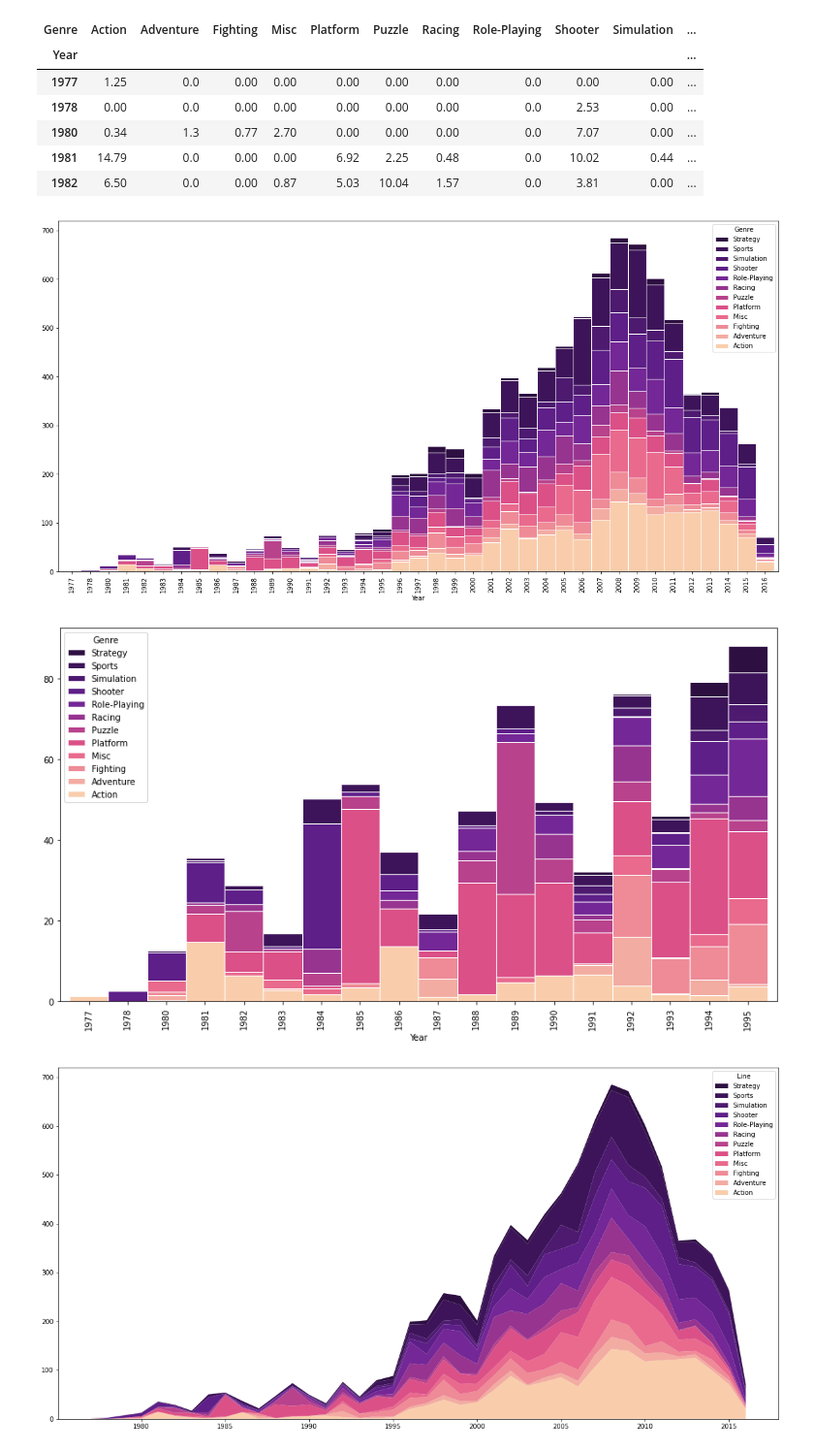
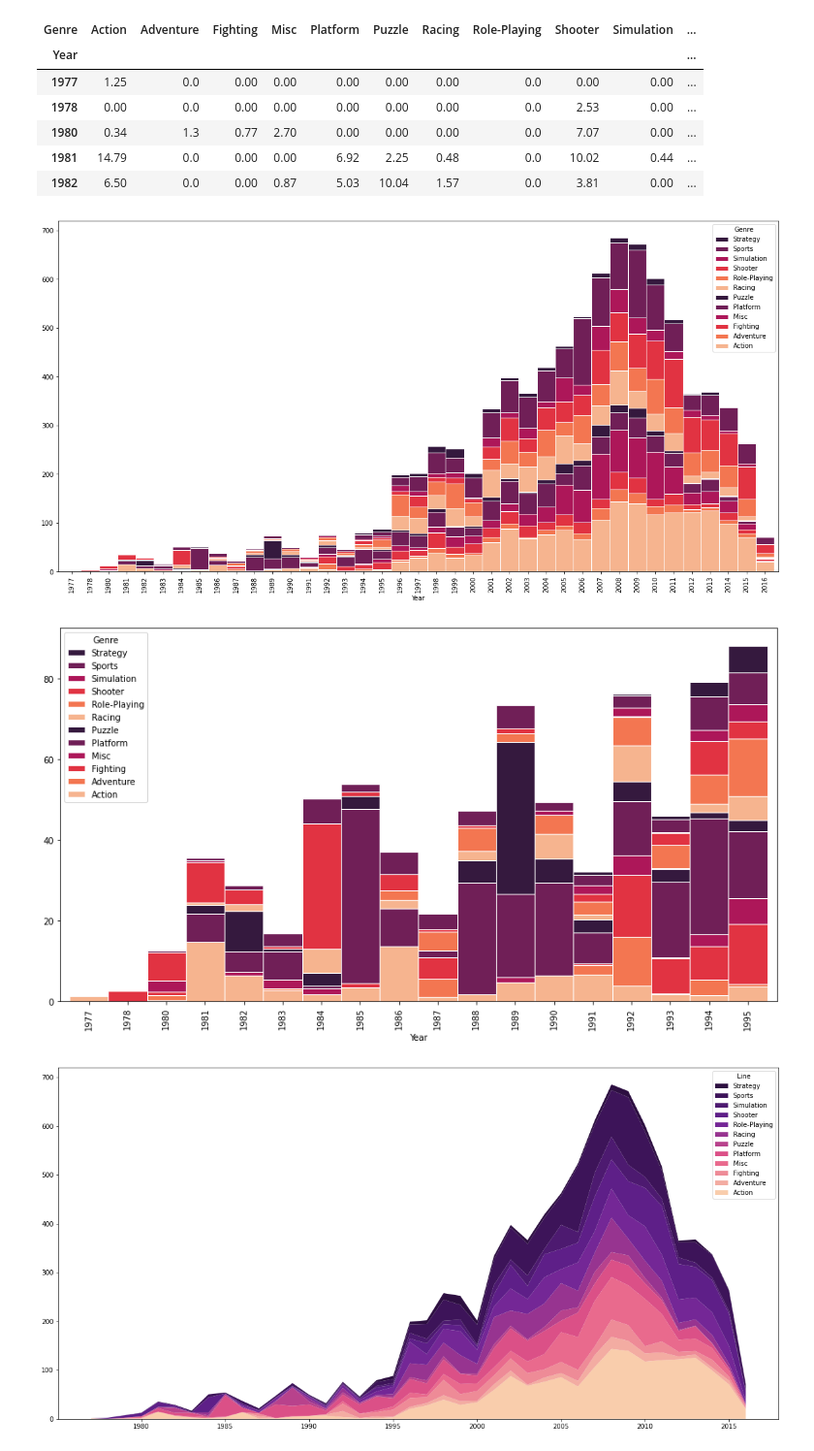
Before and after one commit to nan-park/section1_project, a Jupyter notebook: AI_section1_project.ipynb, the cells around one changed output. Shown at 97% size. Cells and saved outputs as stored; diff of their text form; code cells hidden in the pictures.

```diff
--- a/AI_section1_project.ipynb
+++ b/AI_section1_project.ipynb
@@ -707,17 +817,17 @@ group_year.head()
 | 1982 | 6.50 | 0.0 | 0.00 | 0.87 | 5.03 | 10.04 | 1.57 | 0.0 | 3.81 | 0.00 | ... |
 # %%
 colors_pink = ['#F9CDAC', '#F3ACA2', '#EE8B97', '#E96A8D', '#DB5087', '#B8428C', '#973490', '#742796', '#5E1F88', '#4D1A70', '#3D1459', '#2D0F41']
-group_year.plot.bar(stacked=True, figsize=(20, 10), color=colors_pink, edgecolor='w', width=1, legend='reverse')
+group_year.plot.bar(stacked=True, figsize=(20, 10), color=sns.color_palette('rocket_r'), edgecolor='w', width=1, legend='reverse')
 plt.show()
 # %% [output]
-[figure, old version]
+[figure, new version]
 # %%
 # 1977~2000 까지 잘라서 보기
 group_year_past = group_year.iloc[:18]
-group_year_past.plot.bar(stacked=True, figsize=(15, 8), color=colors_pink, edgecolor='w', width=1, legend='reverse', title='')
+group_year_past.plot.bar(stacked=True, figsize=(15, 8), color=sns.color_palette('rocket_r'), edgecolor='w', width=1, legend='reverse', title='')
 plt.show()
 # %% [output]
-[figure, old version]
+[figure, new version]
 # %%
 x = list(group_year.index)
 
```
Also changed, not shown: parts of 20 cells of this notebook.
